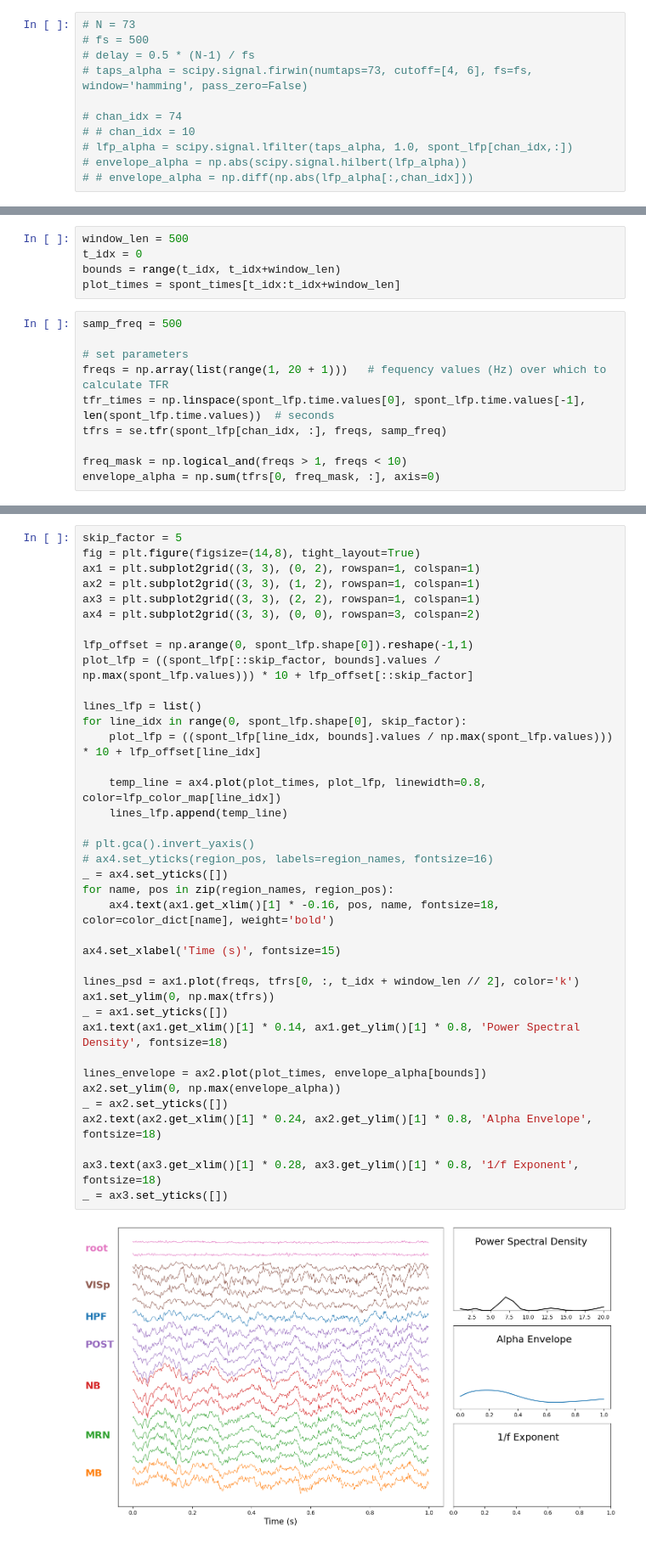
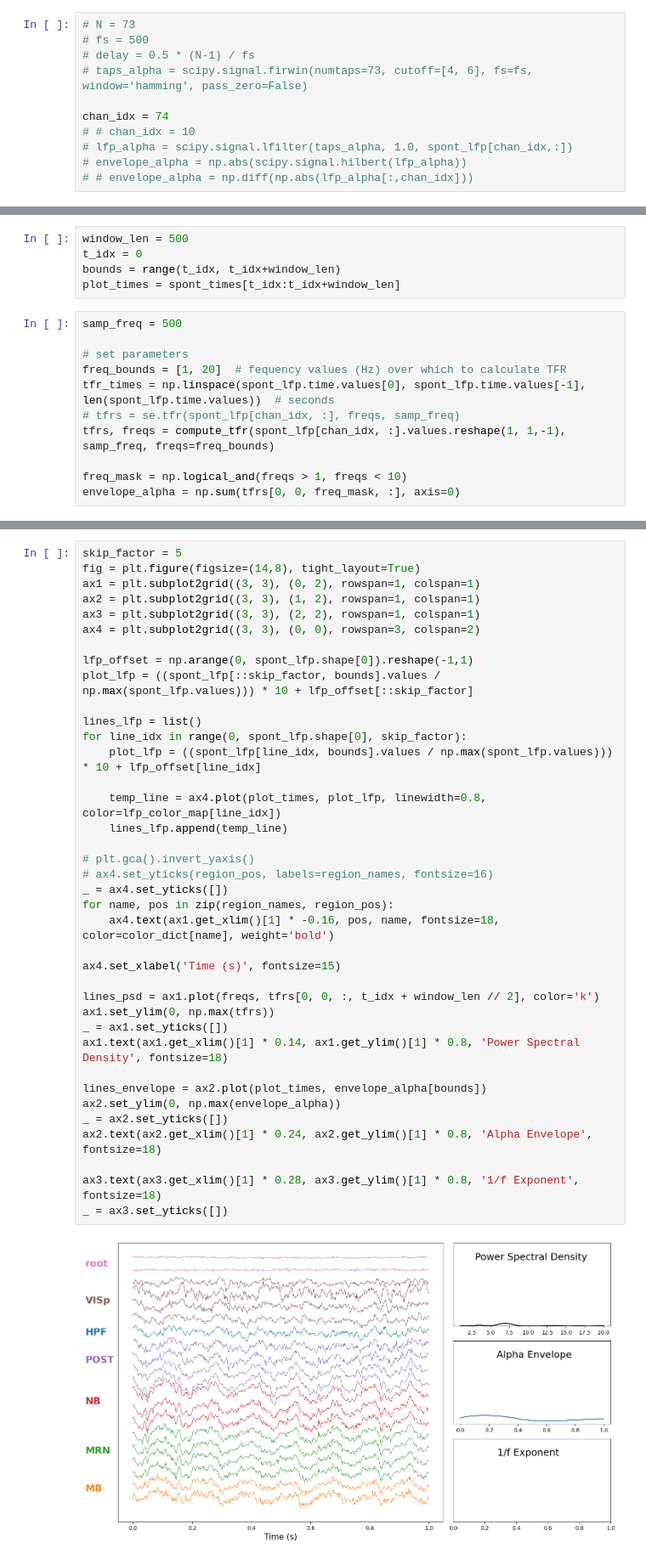
Before and after one commit to mwprestonjr/-a-periodic, a Jupyter notebook: code/animate_LFP.ipynb, the cells around one changed output, grey strips where cells are left out. Shown: that part at 85% size. Saved outputs shown, nothing was run; the diff lists cells and outputs as text.

```diff
--- a/code/animate_LFP.ipynb
+++ b/code/animate_LFP.ipynb
@@ -135,7 +136,7 @@ spont_times = spont_lfp.time.values
 # delay = 0.5 * (N-1) / fs
 # taps_alpha = scipy.signal.firwin(numtaps=73, cutoff=[4, 6], fs=fs, window='hamming', pass_zero=False)
 
-# chan_idx = 74
+chan_idx = 74
 # # chan_idx = 10
 # lfp_alpha = scipy.signal.lfilter(taps_alpha, 1.0, spont_lfp[chan_idx,:])
 # envelope_alpha = np.abs(scipy.signal.hilbert(lfp_alpha))
@@ -164,12 +165,13 @@ plot_times = spont_times[t_idx:t_idx+window_len]
 samp_freq = 500
 
 # set parameters
-freqs = np.array(list(range(1, 20 + 1)))   # fequency values (Hz) over which to calculate TFR
+freq_bounds = [1, 20]  # fequency values (Hz) over which to calculate TFR
 tfr_times = np.linspace(spont_lfp.time.values[0], spont_lfp.time.values[-1], len(spont_lfp.time.values))  # seconds
-tfrs = se.tfr(spont_lfp[chan_idx, :], freqs, samp_freq)
+# tfrs = se.tfr(spont_lfp[chan_idx, :], freqs, samp_freq)
+tfrs, freqs = compute_tfr(spont_lfp[chan_idx, :].values.reshape(1, 1,-1), samp_freq, freqs=freq_bounds)
 
 freq_mask = np.logical_and(freqs > 1, freqs < 10)
-envelope_alpha = np.sum(tfrs[0, freq_mask, :], axis=0)
+envelope_alpha = np.sum(tfrs[0, 0, freq_mask, :], axis=0)
 # %%
 tfrs.shape
 # %% [output]
@@ -185,35 +191,35 @@ ax4 = plt.subplot2grid((3, 3), (0, 0), rowspan=3, colspan=2)
 lfp_offset = np.arange(0, spont_lfp.shape[0]).reshape(-1,1)
 plot_lfp = ((spont_lfp[::skip_factor, bounds].values / np.max(spont_lfp.values))) * 10 + lfp_offset[::skip_factor]
 
 lines_lfp = list()
 for line_idx in range(0, spont_lfp.shape[0], skip_factor):
     plot_lfp = ((spont_lfp[line_idx, bounds].values / np.max(spont_lfp.values))) * 10 + lfp_offset[line_idx]
 
     temp_line = ax4.plot(plot_times, plot_lfp, linewidth=0.8, color=lfp_color_map[line_idx])
     lines_lfp.append(temp_line)
 
 # plt.gca().invert_yaxis()
 # ax4.set_yticks(region_pos, labels=region_names, fontsize=16)
 _ = ax4.set_yticks([])
 for name, pos in zip(region_names, region_pos):
     ax4.text(ax1.get_xlim()[1] * -0.16, pos, name, fontsize=18, color=color_dict[name], weight='bold')
 
 ax4.set_xlabel('Time (s)', fontsize=15)
 
-lines_psd = ax1.plot(freqs, tfrs[0, :, t_idx + window_len // 2], color='k')
+lines_psd = ax1.plot(freqs, tfrs[0, 0, :, t_idx + window_len // 2], color='k')
 ax1.set_ylim(0, np.max(tfrs))
 _ = ax1.set_yticks([])
 ax1.text(ax1.get_xlim()[1] * 0.14, ax1.get_ylim()[1] * 0.8, 'Power Spectral Density', fontsize=18)
 
 lines_envelope = ax2.plot(plot_times, envelope_alpha[bounds])
 ax2.set_ylim(0, np.max(envelope_alpha))
 _ = ax2.set_yticks([])
 ax2.text(ax2.get_xlim()[1] * 0.24, ax2.get_ylim()[1] * 0.8, 'Alpha Envelope', fontsize=18)
 
 ax3.text(ax3.get_xlim()[1] * 0.28, ax3.get_ylim()[1] * 0.8, '1/f Exponent', fontsize=18)
 _ = ax3.set_yticks([])
 # %% [output]
-[figure, old version]
+[figure, new version]
 # %%
 def update_plot(plot_idx):
     bounds = range(plot_idx, plot_idx+window_len)
```
Also changed, not shown: parts of 3 cells of this notebook.
